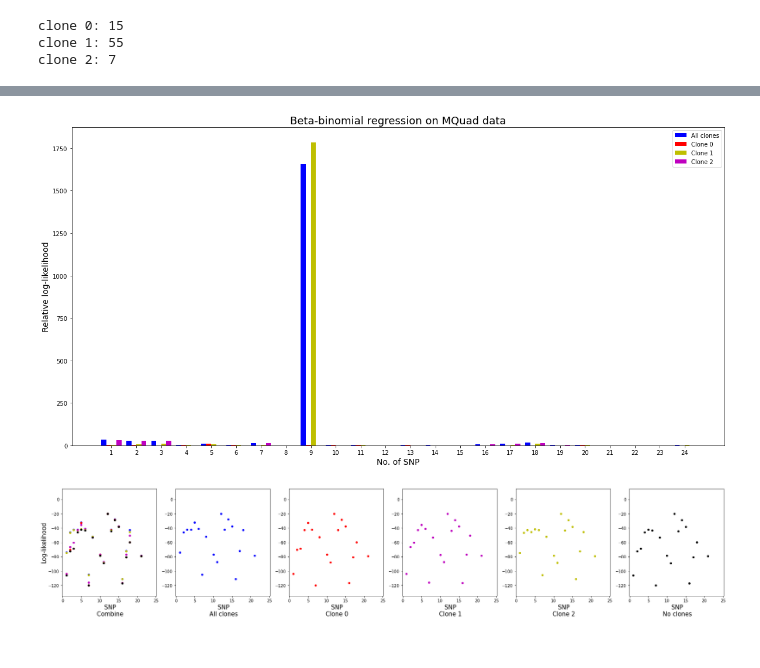
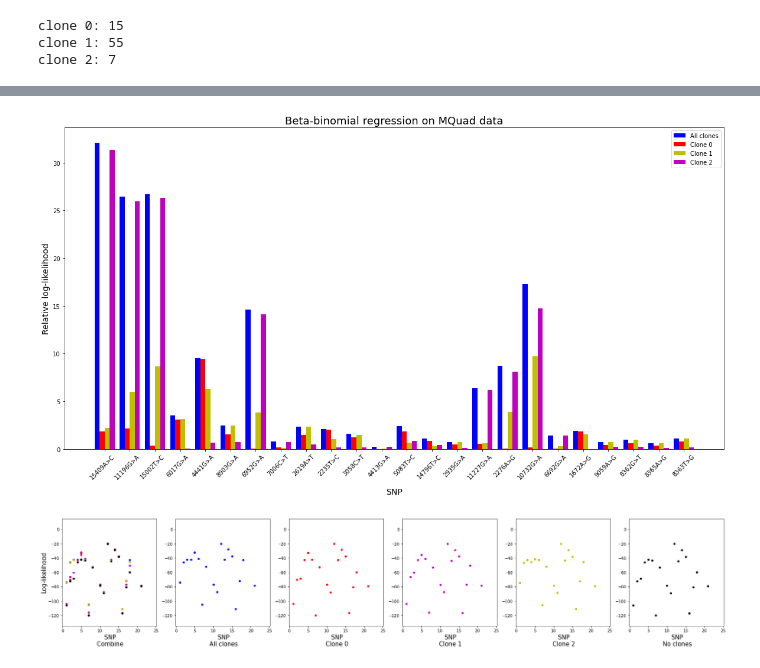
Before and after one commit to StatBiomed/GLM-hackathon, a Jupyter notebook: Betabin/Betabin_MQuad.ipynb, the cells around one changed output, grey strips where cells are left out. Saved outputs shown, nothing was run; the diff lists cells and outputs as text; code cells hidden in the pictures.

Commit message:
Update bar graph

```diff
--- a/Betabin/Betabin_MQuad.ipynb
+++ b/Betabin/Betabin_MQuad.ipynb
@@ -220,21 +220,24 @@ array([-105.92982918,  -72.41462702,  -68.79230109,  -45.65327629,
 # %%
 SNPS = np.arange(1, 25, dtype = int)
 fig, ax1 = plt.subplots(1, 1)
 fig.set_size_inches(20, 10)
 plt.bar(SNPS - 0.3, all_LL-nil_LL, width=0.2, color ='b', zorder=5, label='All clones')
 plt.bar(SNPS - 0.1, clone0_LL-nil_LL, width=0.2, color ='r', zorder=4, label='Clone 0')
 plt.bar(SNPS + 0.1, clone1_LL-nil_LL, width=0.2, color ='y', zorder=2, label='Clone 1')
 plt.bar(SNPS + 0.3, clone2_LL-nil_LL, width=0.2, color ='m', zorder=0, label='Clone 2')
-plt.xticks(np.arange(1, 25, 1))
+f = open('passed_variant_names.txt', 'r')
+xLabel = f.readlines()
+f.close()
+plt.xticks(np.arange(1, 25, 1), xLabel, rotation=45)
 plt.title("Beta-binomial regression on MQuad data", fontsize=18)
-plt.xlabel("No. of SNP", fontsize=14)
+plt.xlabel("SNP", fontsize=14)
 plt.ylabel("Relative log-likelihood", fontsize=14)
 plt.legend()
 plt.savefig('betabin.png')
 
 plt.show()
 # %% [output]
-[figure, old version]
+[figure, new version]
 # %%
 SNPS = np.arange(1, 25, dtype = int)
 fig, (ax1, ax2, ax3, ax4, ax5, ax6) = plt.subplots(1, 6)
```
Also changed, not shown: parts of 5 cells of this notebook, 2 other files.
